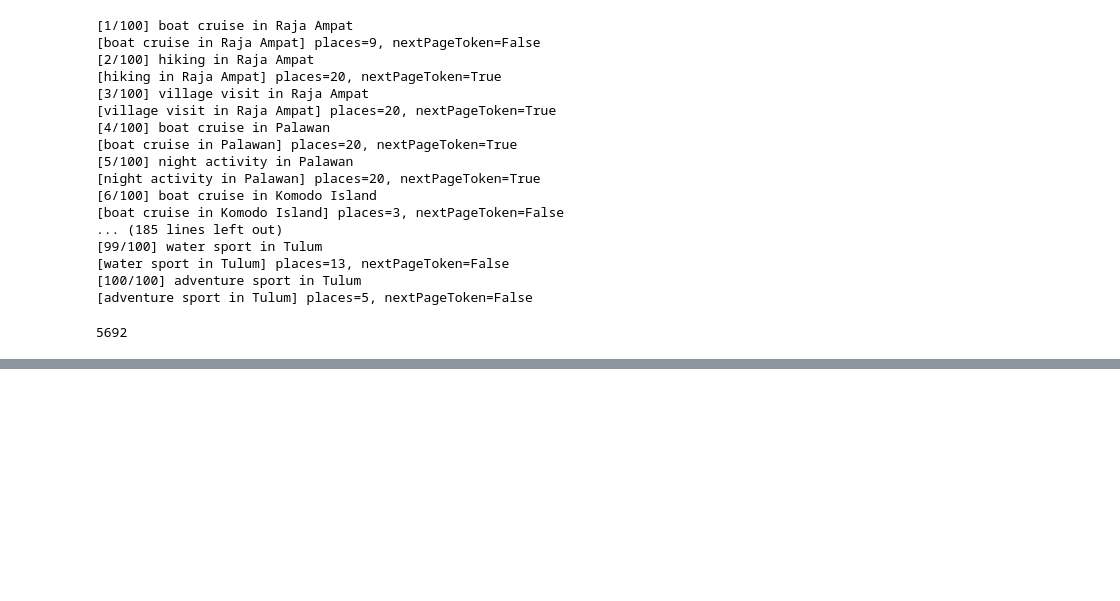
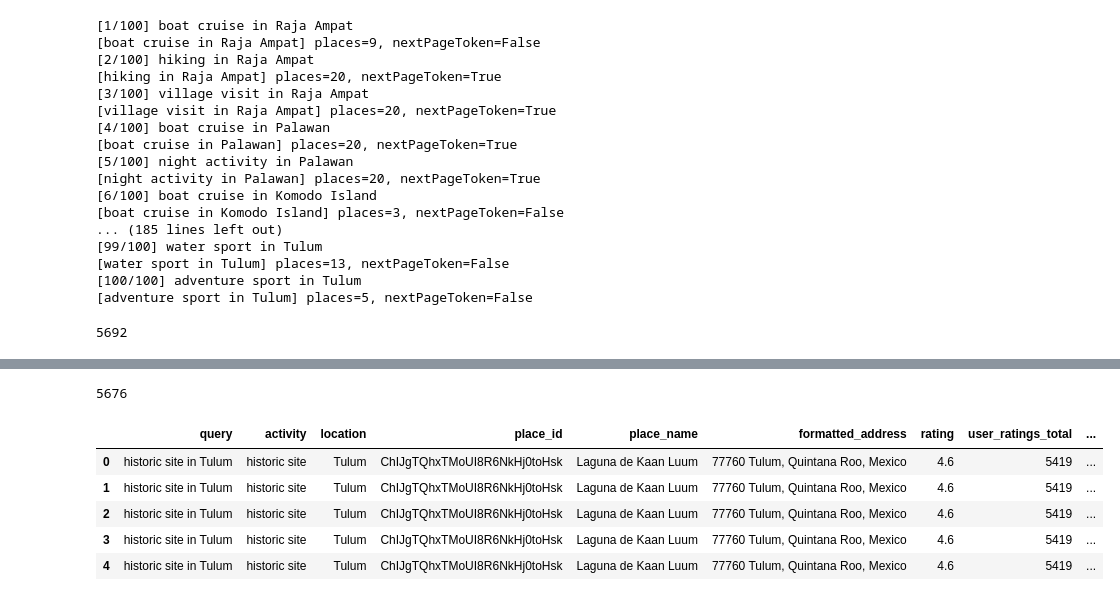
Before and after one commit to benluff303/swipe-sense, a Jupyter notebook: Big_API_caller.ipynb, the cells around one changed output, grey strips where cells are left out. Drawn from its saved outputs; the diff is of its cells as text; code cells hidden in the pictures; blank space fills up the shorter version.

```diff
--- a/Big_API_caller.ipynb
+++ b/Big_API_caller.ipynb
@@ -470,0 +519,2 @@ df_batch4.head()
+# %%
+df_batch6, state = run_all_queries_new(prev_state=state, max_queries_per_run=100)
@@ -470,0 +539,2 @@ df_batch4.head()
+# %%
+df_batch6, state = run_all_queries_new(prev_state=state, max_queries_per_run=50)
@@ -470,0 +552,13 @@ df_batch4.head()
+# %%
+len(df_batch6)
+# %% [output]
+5676
+# %%
+df_batch6.head()
+# %% [output]
+|  | query | activity | location | place_id | place_name | formatted_address | rating | user_ratings_total | ... |
+| 0 | historic site in Tulum | historic site | Tulum | ChIJgTQhxTMoUI8R6NkHj0toHsk | Laguna de Kaan Luum | 77760 Tulum, Quintana Roo, Mexico | 4.6 | 5419 | ... |
+| 1 | historic site in Tulum | historic site | Tulum | ChIJgTQhxTMoUI8R6NkHj0toHsk | Laguna de Kaan Luum | 77760 Tulum, Quintana Roo, Mexico | 4.6 | 5419 | ... |
+| 2 | historic site in Tulum | historic site | Tulum | ChIJgTQhxTMoUI8R6NkHj0toHsk | Laguna de Kaan Luum | 77760 Tulum, Quintana Roo, Mexico | 4.6 | 5419 | ... |
+| 3 | historic site in Tulum | historic site | Tulum | ChIJgTQhxTMoUI8R6NkHj0toHsk | Laguna de Kaan Luum | 77760 Tulum, Quintana Roo, Mexico | 4.6 | 5419 | ... |
+| 4 | historic site in Tulum | historic site | Tulum | ChIJgTQhxTMoUI8R6NkHj0toHsk | Laguna de Kaan Luum | 77760 Tulum, Quintana Roo, Mexico | 4.6 | 5419 | ... |
```
Also changed, not shown: parts of 9 cells of this notebook.
